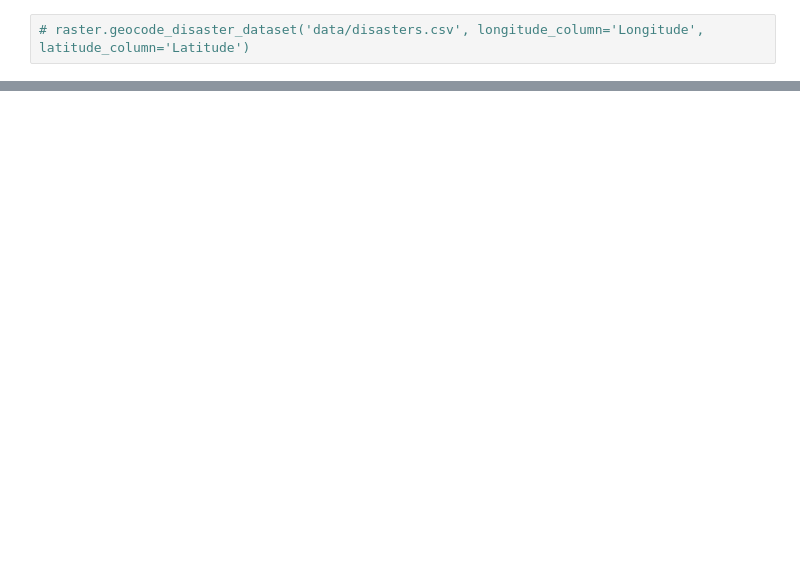
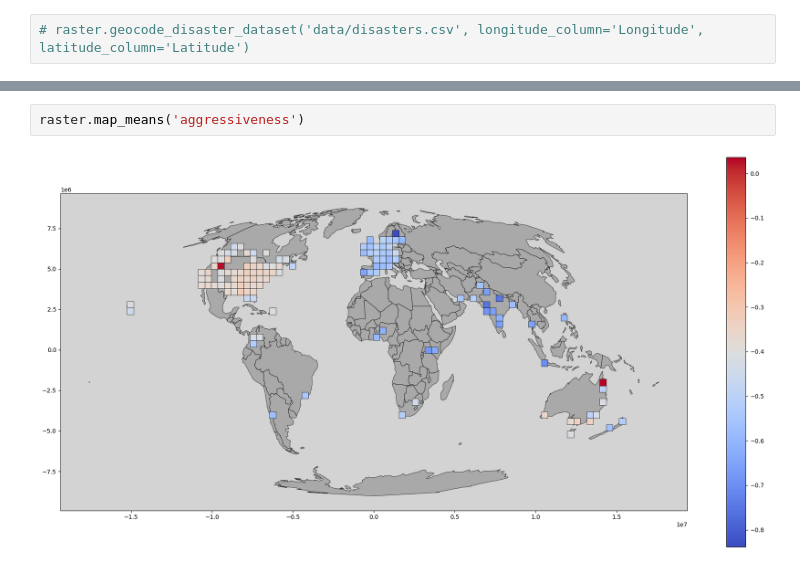
Before and after one commit to dguzh/DisasterTweetAnalytics, a Jupyter notebook: Demo.ipynb, the cells around one changed output, grey strips where cells are left out. Drawn from its saved outputs; the diff is of its cells as text; blank space fills up the shorter version.

```diff
--- a/Demo.ipynb
+++ b/Demo.ipynb
@@ -21,0 +32,4 @@ raster.plot_values(raster.training_data[28, 28][2000][1], 'stance_diff')
+# %%
+raster.map_means('aggressiveness')
+# %% [output]
+[figure, added]
```
Also changed, not shown: parts of 18 cells of this notebook, 3 other files.
